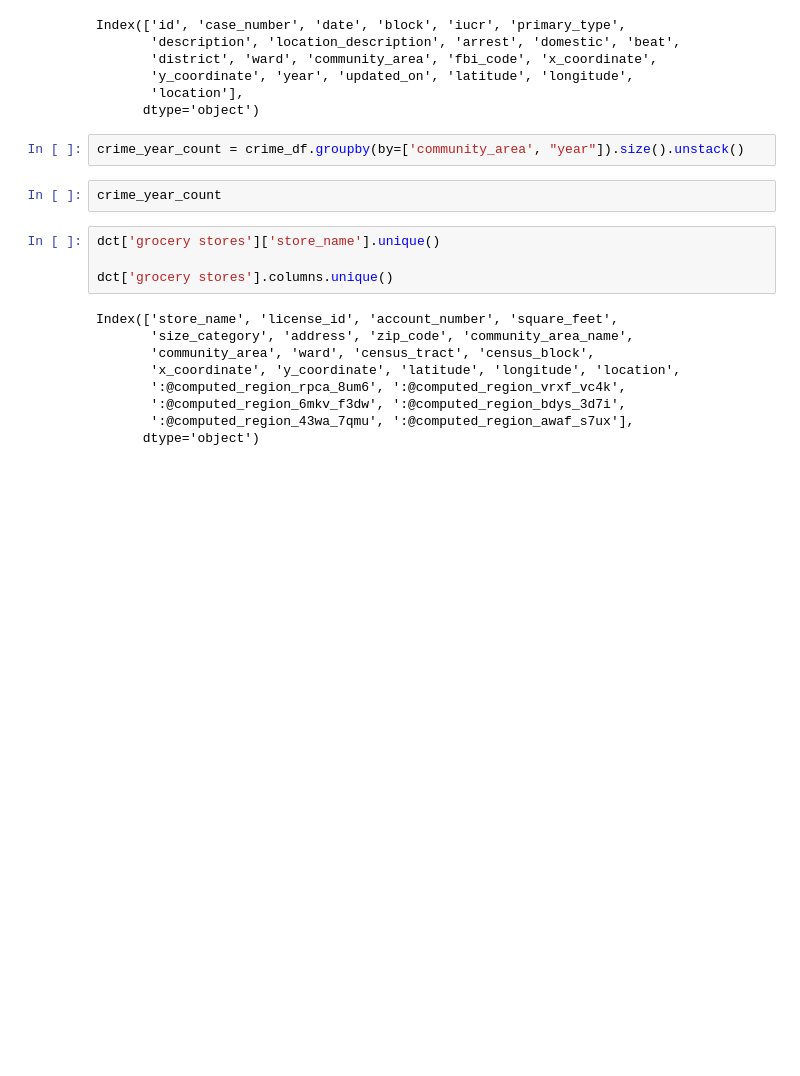
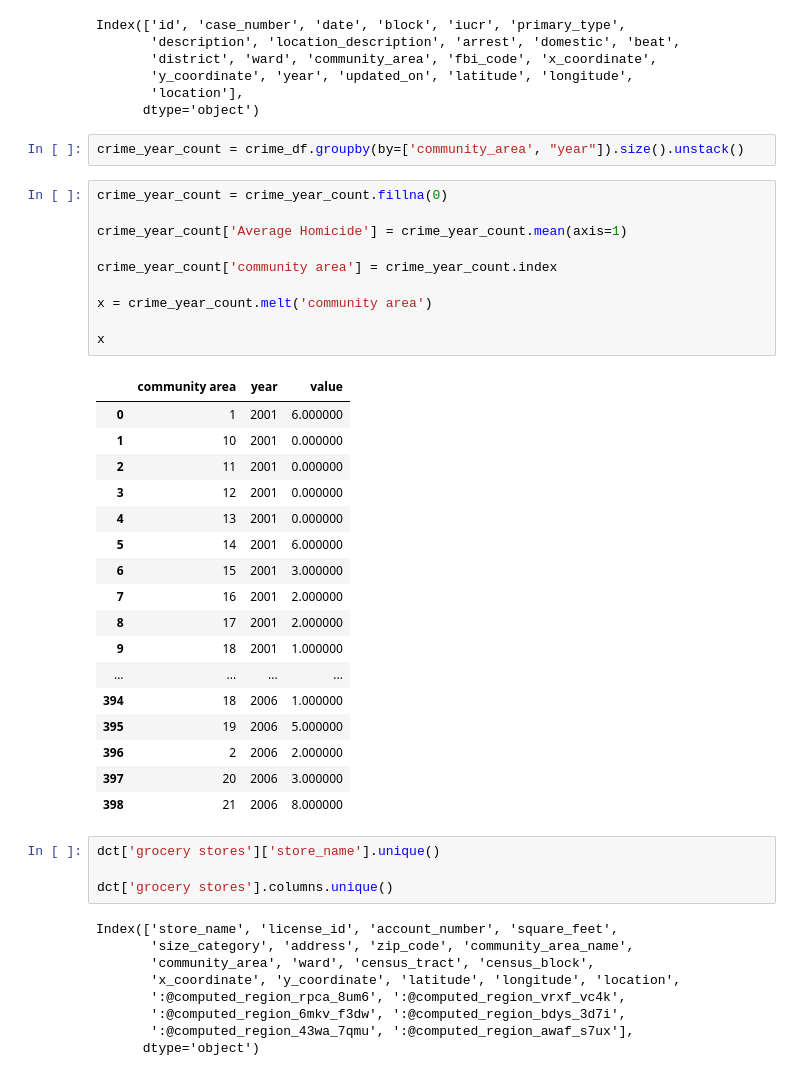
Before and after one commit to uchicago-CAPP30122-win-2022/proj-yams, a Jupyter notebook: anthony_notes.ipynb, the cells around one changed output. Cells and saved outputs as stored; diff of their text form; blank space fills up the shorter version.

Commit message:
crimes df done

```diff
--- a/anthony_notes.ipynb
+++ b/anthony_notes.ipynb
@@ -71,8 +71,34 @@ Index(['id', 'case_number', 'date', 'block', 'iucr', 'primary_type',
       dtype='object')
 # %%
 crime_year_count = crime_df.groupby(by=['community_area', "year"]).size().unstack()
-# %%
-crime_year_count
+# %%
+crime_year_count = crime_year_count.fillna(0)
+
+crime_year_count['Average Homicide'] = crime_year_count.mean(axis=1)
+
+crime_year_count['community area'] = crime_year_count.index
+
+x = crime_year_count.melt('community area')
+
+x
+# %% [output]
+|  | community area | year | value |
+| 0 | 1 | 2001 | 6.000000 |
+| 1 | 10 | 2001 | 0.000000 |
+| 2 | 11 | 2001 | 0.000000 |
+| 3 | 12 | 2001 | 0.000000 |
+| 4 | 13 | 2001 | 0.000000 |
+| 5 | 14 | 2001 | 6.000000 |
+| 6 | 15 | 2001 | 3.000000 |
+| 7 | 16 | 2001 | 2.000000 |
+| 8 | 17 | 2001 | 2.000000 |
+| 9 | 18 | 2001 | 1.000000 |
+| ... | ... | ... | ... |
+| 394 | 18 | 2006 | 1.000000 |
+| 395 | 19 | 2006 | 5.000000 |
+| 396 | 2 | 2006 | 2.000000 |
+| 397 | 20 | 2006 | 3.000000 |
+| 398 | 21 | 2006 | 8.000000 |
 # %%
 dct['grocery stores']['store_name'].unique()
 
```
